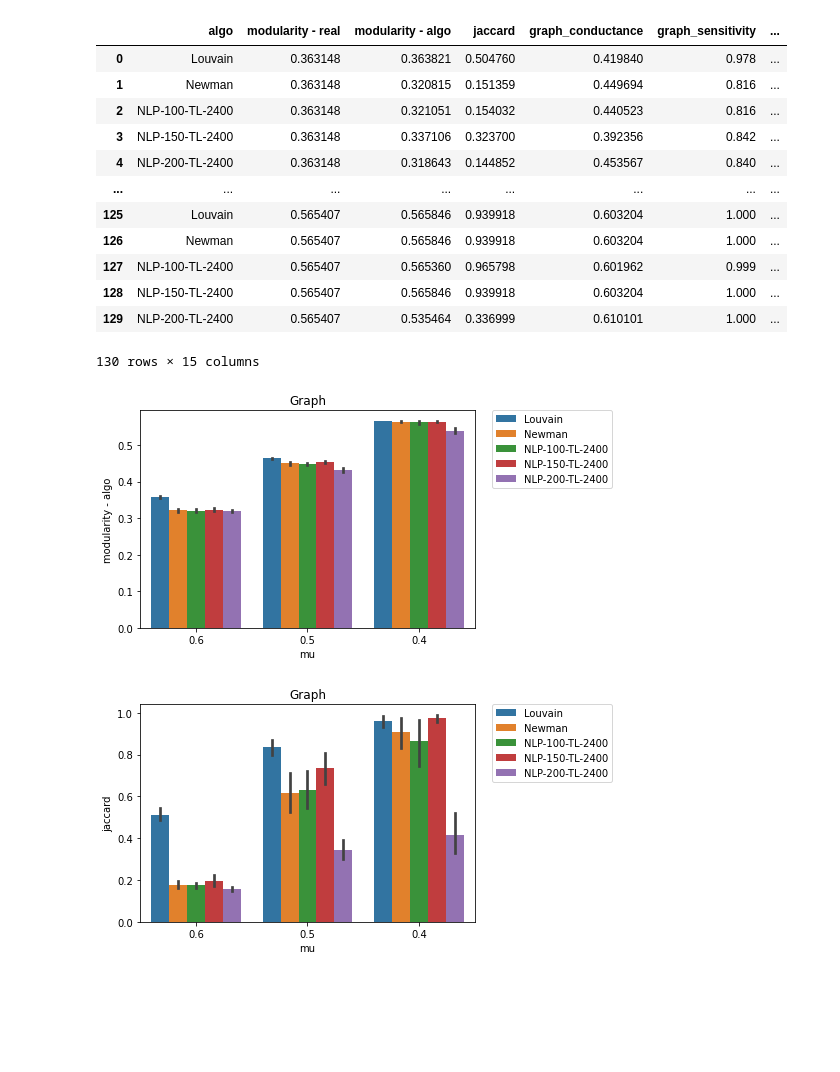
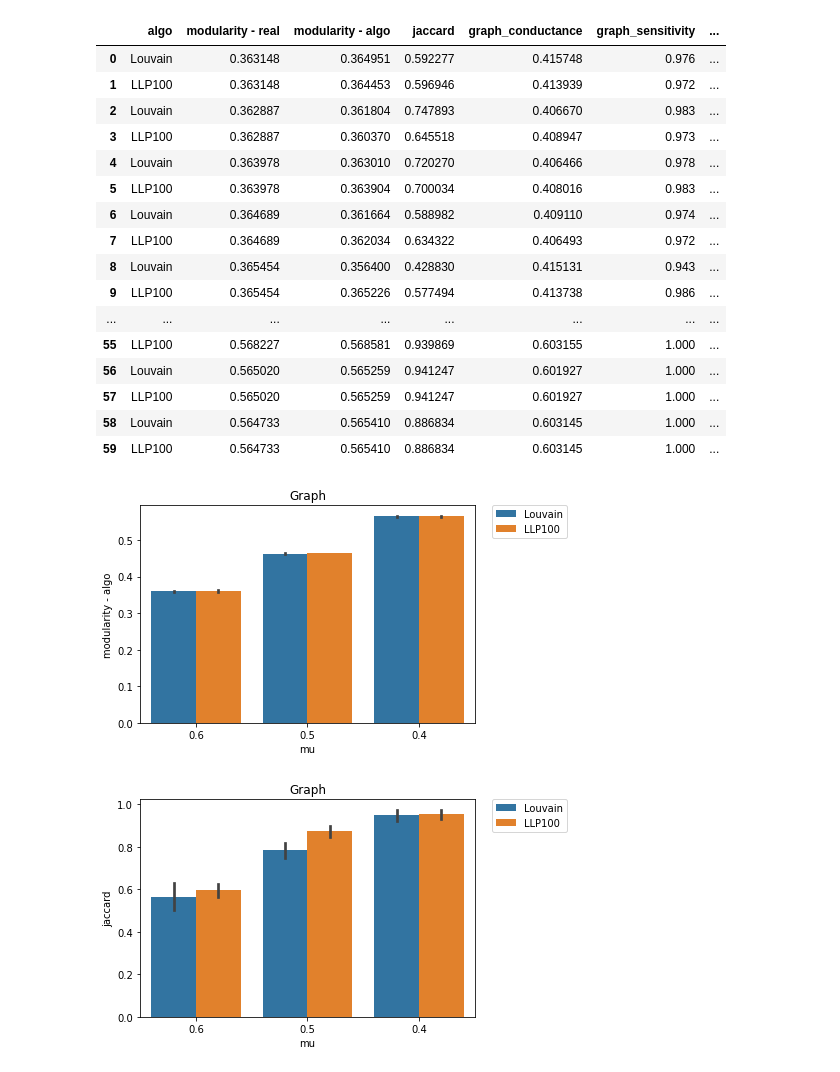
Before and after one commit to keskim1111/network-analysis, a Jupyter notebook: visualization/create_bar_plots.ipynb, the cells around one changed output. Drawn from its saved outputs; the diff is of its cells as text; code cells hidden in the pictures; blank space fills up the shorter version.

Commit message:
changed louvain added splits

```diff
--- a/visualization/create_bar_plots.ipynb
+++ b/visualization/create_bar_plots.ipynb
@@ -88,21 +108,25 @@ def create_bar_graphs(df,title="Graph",evals=["modularity - algo", "jaccard","gr
 # %%
-input_folder = "17-05-2022--23-06-48-newman"
+input_folder = "29-05-2022--21-34-19 1000 mod"
 df = run_visu(input_folder)
 display(df)
 create_bar_graphs(df)
 # %% [output]
 |  | algo | modularity - real | modularity - algo | jaccard | graph_conductance | graph_sensitivity | ... |
-| 0 | Louvain | 0.363148 | 0.363821 | 0.504760 | 0.419840 | 0.978 | ... |
-| 1 | Newman | 0.363148 | 0.320815 | 0.151359 | 0.449694 | 0.816 | ... |
-| 2 | NLP-100-TL-2400 | 0.363148 | 0.321051 | 0.154032 | 0.440523 | 0.816 | ... |
-| 3 | NLP-150-TL-2400 | 0.363148 | 0.337106 | 0.323700 | 0.392356 | 0.842 | ... |
-| 4 | NLP-200-TL-2400 | 0.363148 | 0.318643 | 0.144852 | 0.453567 | 0.840 | ... |
+| 0 | Louvain | 0.363148 | 0.364951 | 0.592277 | 0.415748 | 0.976 | ... |
+| 1 | LLP100 | 0.363148 | 0.364453 | 0.596946 | 0.413939 | 0.972 | ... |
+| 2 | Louvain | 0.362887 | 0.361804 | 0.747893 | 0.406670 | 0.983 | ... |
+| 3 | LLP100 | 0.362887 | 0.360370 | 0.645518 | 0.408947 | 0.973 | ... |
+| 4 | Louvain | 0.363978 | 0.363010 | 0.720270 | 0.406466 | 0.978 | ... |
+| 5 | LLP100 | 0.363978 | 0.363904 | 0.700034 | 0.408016 | 0.983 | ... |
+| 6 | Louvain | 0.364689 | 0.361664 | 0.588982 | 0.409110 | 0.974 | ... |
+| 7 | LLP100 | 0.364689 | 0.362034 | 0.634322 | 0.406493 | 0.972 | ... |
+| 8 | Louvain | 0.365454 | 0.356400 | 0.428830 | 0.415131 | 0.943 | ... |
+| 9 | LLP100 | 0.365454 | 0.365226 | 0.577494 | 0.413738 | 0.986 | ... |
 | ... | ... | ... | ... | ... | ... | ... | ... |
-| 125 | Louvain | 0.565407 | 0.565846 | 0.939918 | 0.603204 | 1.000 | ... |
-| 126 | Newman | 0.565407 | 0.565846 | 0.939918 | 0.603204 | 1.000 | ... |
-| 127 | NLP-100-TL-2400 | 0.565407 | 0.565360 | 0.965798 | 0.601962 | 0.999 | ... |
-| 128 | NLP-150-TL-2400 | 0.565407 | 0.565846 | 0.939918 | 0.603204 | 1.000 | ... |
-| 129 | NLP-200-TL-2400 | 0.565407 | 0.535464 | 0.336999 | 0.610101 | 1.000 | ... |
+| 55 | LLP100 | 0.568227 | 0.568581 | 0.939869 | 0.603155 | 1.000 | ... |
+| 56 | Louvain | 0.565020 | 0.565259 | 0.941247 | 0.601927 | 1.000 | ... |
+| 57 | LLP100 | 0.565020 | 0.565259 | 0.941247 | 0.601927 | 1.000 | ... |
+| 58 | Louvain | 0.564733 | 0.565410 | 0.886834 | 0.603145 | 1.000 | ... |
+| 59 | LLP100 | 0.564733 | 0.565410 | 0.886834 | 0.603145 | 1.000 | ... |
-130 rows × 15 columns
-[figure, old version]
+[figure, new version]
-[figure, old version]
+[figure, new version]
```
Also changed, not shown: parts of 4 cells of this notebook, 5 other files.
